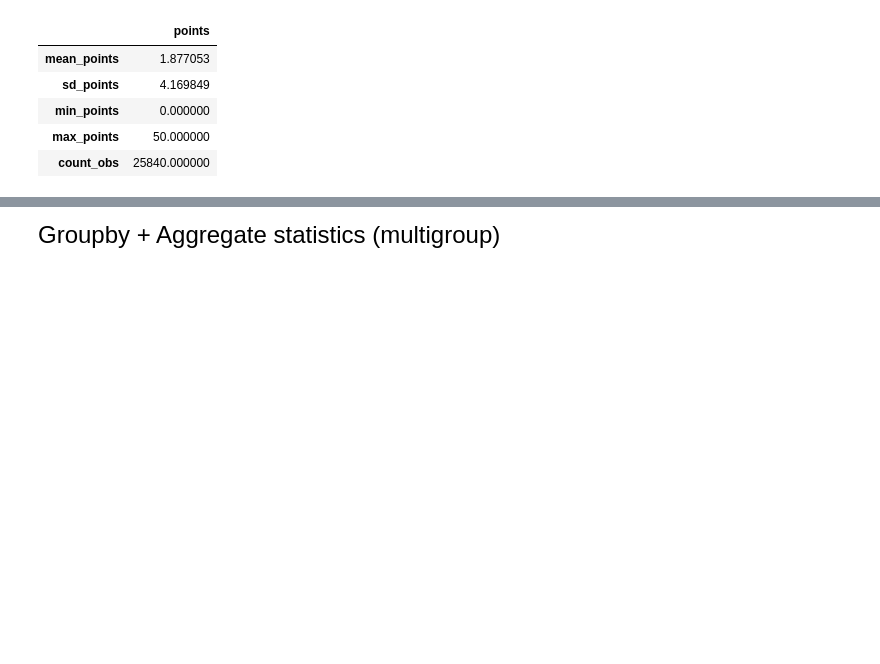
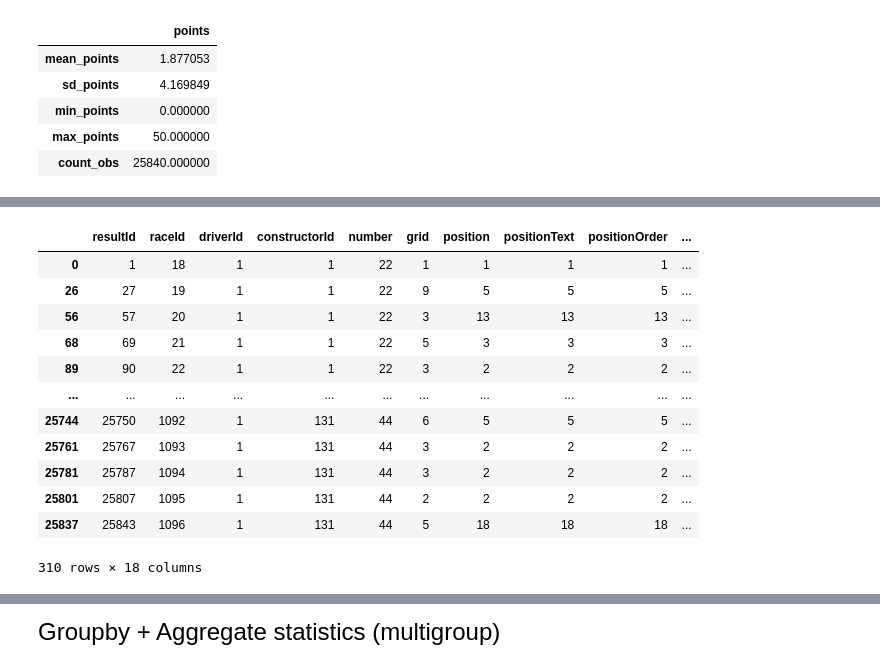
Before and after one commit to JE-lecture-notes/qtm151f_fall_2023, a Jupyter notebook: lecture_13/lecture_13.LJP.ipynb, the cells around one changed output, grey strips where cells are left out. Drawn from its saved outputs; the diff is of its cells as text; code cells hidden in the pictures; blank space fills up the shorter version.

```diff
--- a/lecture_13/lecture_13.LJP.ipynb
+++ b/lecture_13/lecture_13.LJP.ipynb
@@ -204,0 +221,21 @@ len(drivers_agg)
+# %%
+# subset database to only get rows associated with driverId 1
+
+driverId_1=results.query('driverId==1')
+driverId_1
+
+# driver 1 has competed in 310 races
+# %% [output]
+|  | resultId | raceId | driverId | constructorId | number | grid | position | positionText | positionOrder | ... |
+| 0 | 1 | 18 | 1 | 1 | 22 | 1 | 1 | 1 | 1 | ... |
+| 26 | 27 | 19 | 1 | 1 | 22 | 9 | 5 | 5 | 5 | ... |
+| 56 | 57 | 20 | 1 | 1 | 22 | 3 | 13 | 13 | 13 | ... |
+| 68 | 69 | 21 | 1 | 1 | 22 | 5 | 3 | 3 | 3 | ... |
+| 89 | 90 | 22 | 1 | 1 | 22 | 3 | 2 | 2 | 2 | ... |
+| ... | ... | ... | ... | ... | ... | ... | ... | ... | ... | ... |
+| 25744 | 25750 | 1092 | 1 | 131 | 44 | 6 | 5 | 5 | 5 | ... |
+| 25761 | 25767 | 1093 | 1 | 131 | 44 | 3 | 2 | 2 | 2 | ... |
+| 25781 | 25787 | 1094 | 1 | 131 | 44 | 3 | 2 | 2 | 2 | ... |
+| 25801 | 25807 | 1095 | 1 | 131 | 44 | 2 | 2 | 2 | 2 | ... |
+| 25837 | 25843 | 1096 | 1 | 131 | 44 | 5 | 18 | 18 | 18 | ... |
+310 rows × 18 columns
```
Also changed, not shown: parts of 15 cells of this notebook, 8 other files.
